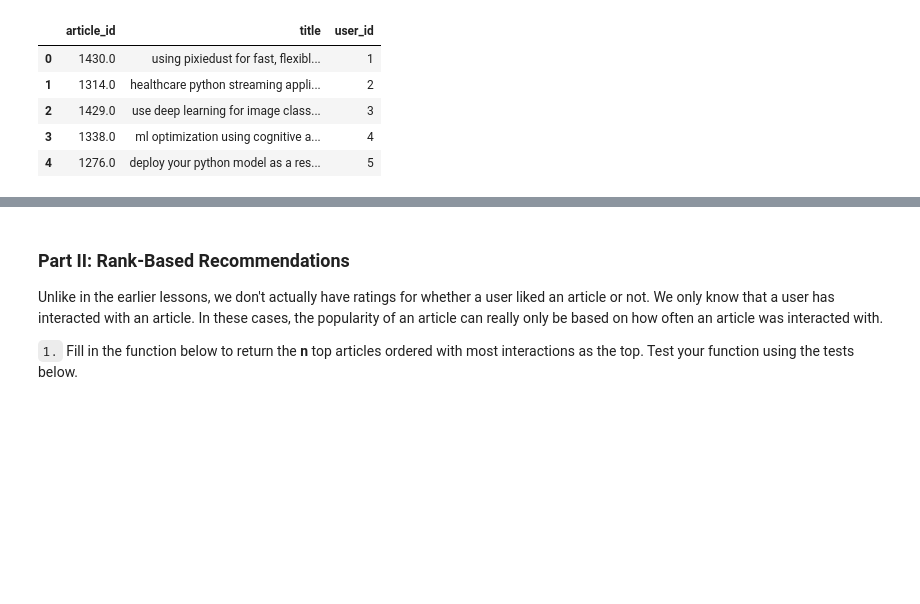
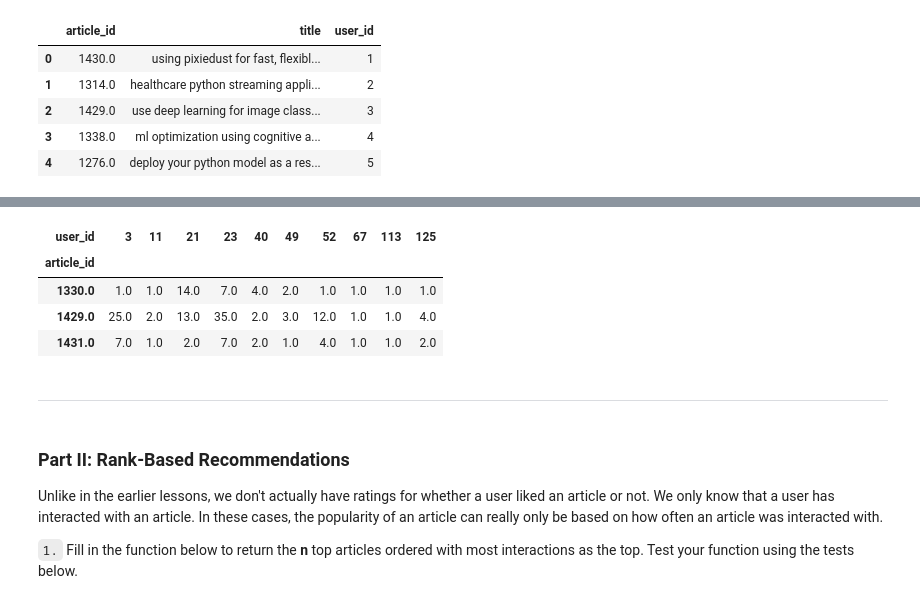
Before and after one commit to IsmaelMiranda11/recommendations, a Jupyter notebook: Recommendations_with_IBM.ipynb, the cells around one changed output, grey strips where cells are left out. Drawn from its saved outputs; the diff is of its cells as text; code cells hidden in the pictures; blank space fills up the shorter version.

```diff
--- a/Recommendations_with_IBM.ipynb
+++ b/Recommendations_with_IBM.ipynb
@@ -348,7 +234,7 @@ def email_mapper():
     cter = 1
     email_encoded = []
 
-    for val in df_new.loc[:, 'email']: # Modified to get df_new
+    for val in df.loc[:, 'email']:
         if val not in coded_dict:
             coded_dict[val] = cter
             cter+=1
@@ -357,11 +243,11 @@ def email_mapper():
     return email_encoded
 
 email_encoded = email_mapper()
-del df_new['email']
-df_new = df_new.assign(user_id=email_encoded)
+del df['email']
+df = df.assign(user_id=email_encoded)
 
 # show header
-df_new.head()
+df.head()
 # %% [output]
 |  | article_id | title | user_id |
 | 0 | 1430.0 | using pixiedust for fast, flexibl... | 1 |
@@ -394,3 +297,19 @@ Oops! It looks like the value associated with: `The article_id of the most viewe
+# %%
+uu = df[['article_id', 'user_id']].groupby(['user_id', 'article_id'], as_index=False).agg(count=('article_id', "count")).pivot_table(index='user_id', columns='article_id', values='count').fillna(0)
+# %%
+sub = uu.loc[:, [1330.0,1429.0, 1431.0] ]
+cond = ~np.any((sub == 0), axis=1)
+
+sub.loc[cond].head(10).T
+# uu.columns
+# %% [output]
+| user_id | 3 | 11 | 21 | 23 | 40 | 49 | 52 | 67 | 113 | 125 |
+| article_id |  |  |  |  |  |  |  |  |  |  |
+| 1330.0 | 1.0 | 1.0 | 14.0 | 7.0 | 4.0 | 2.0 | 1.0 | 1.0 | 1.0 | 1.0 |
+| 1429.0 | 25.0 | 2.0 | 13.0 | 35.0 | 2.0 | 3.0 | 12.0 | 1.0 | 1.0 | 4.0 |
+| 1431.0 | 7.0 | 1.0 | 2.0 | 7.0 | 2.0 | 1.0 | 4.0 | 1.0 | 1.0 | 2.0 |
+# %% [markdown]
+---
 # %% [markdown]
 ### <a class="anchor" id="Rank">Part II: Rank-Based Recommendations</a>
 
```
Also changed, not shown: parts of 28 cells of this notebook.
